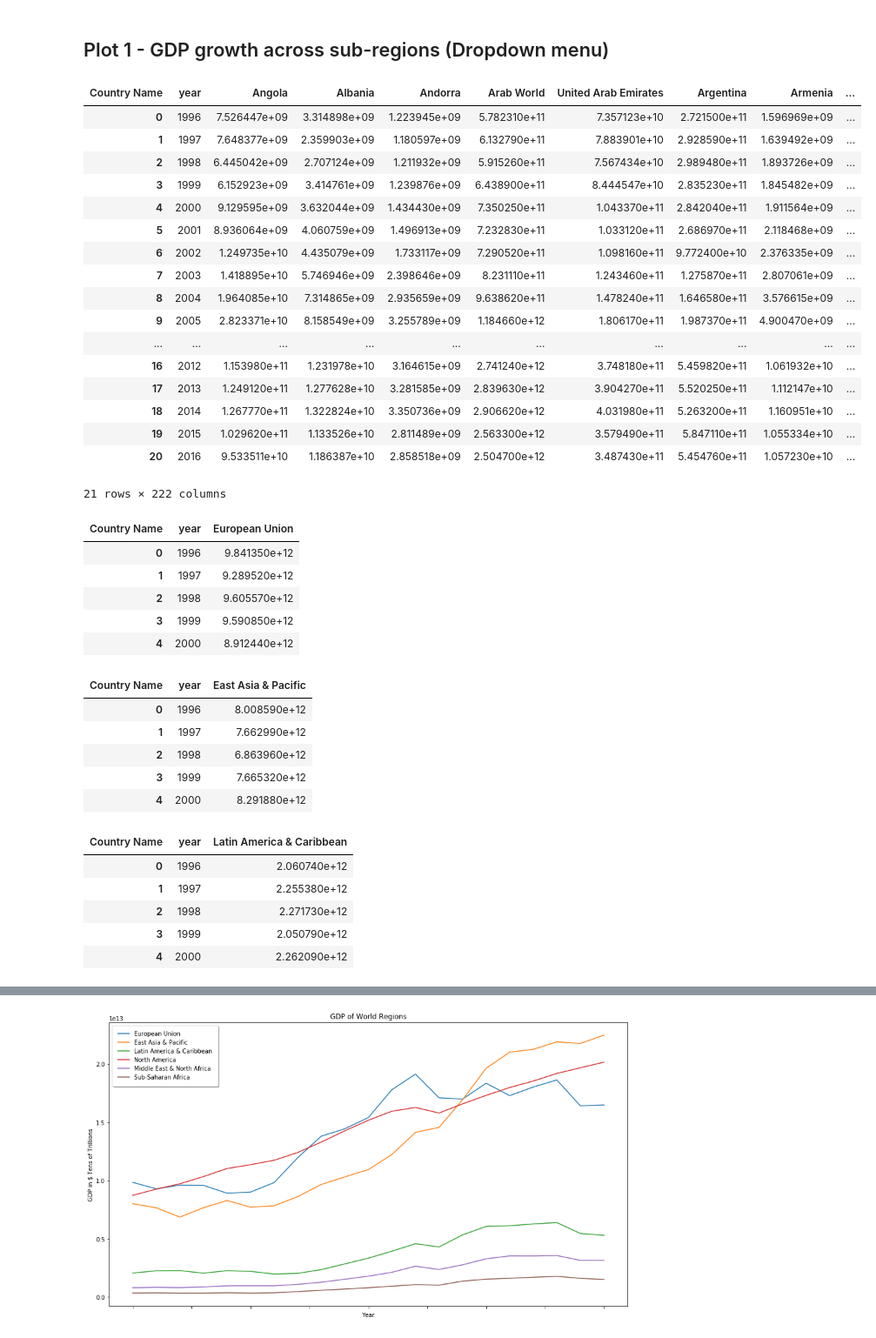
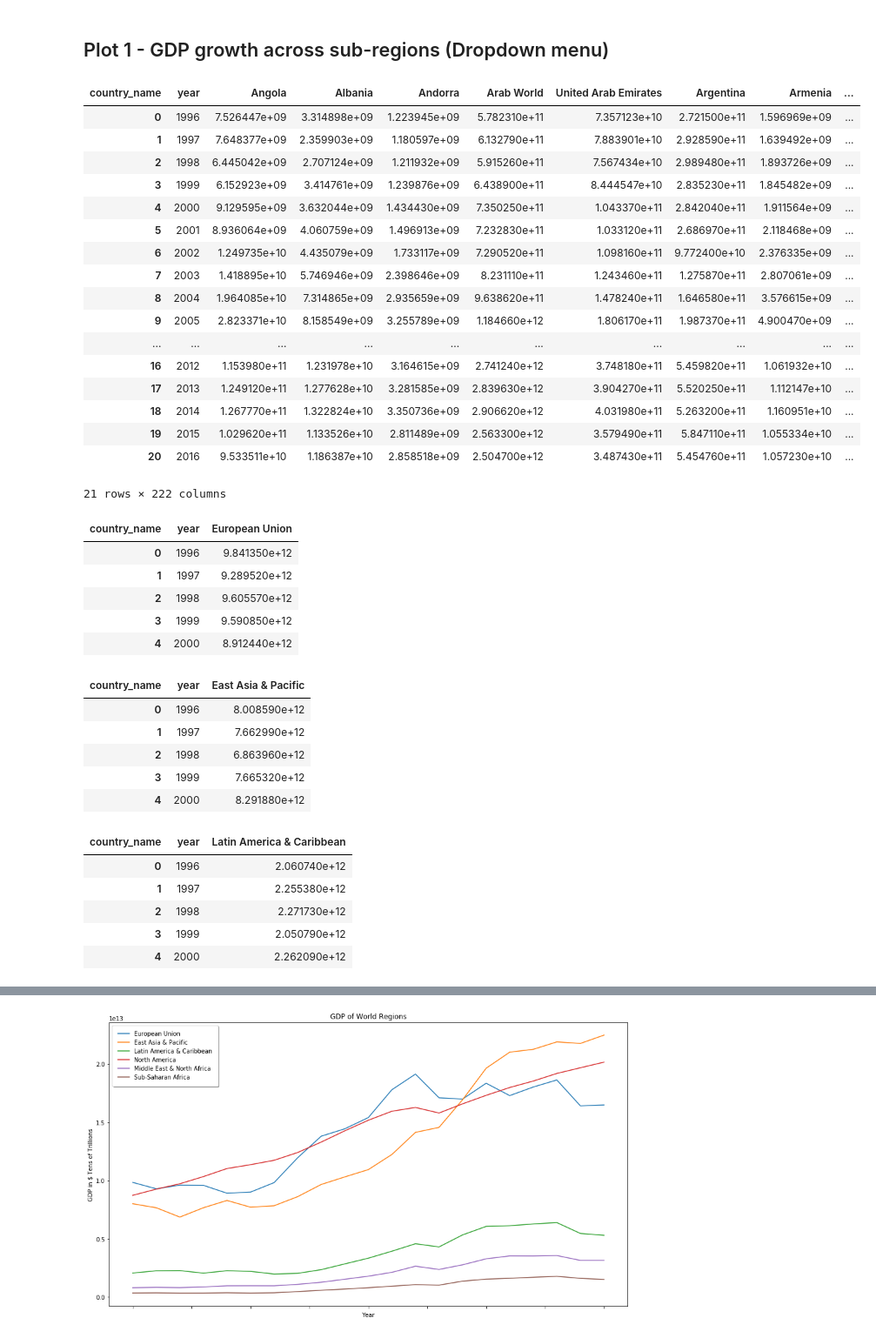
Before and after one commit to Lalcenat/Project_2, a Jupyter notebook: project2_final.ipynb, the cells around one changed output, grey strips where cells are left out. Shown at 87% size. Saved outputs shown, nothing was run; the diff lists cells and outputs as text; code cells hidden in the pictures.

```diff
--- a/project2_final.ipynb
+++ b/project2_final.ipynb
@@ -12,5 +19,7 @@ gdp_dirty = gdp_dirty.set_index("Country Name")
 # %%
 gdp_dirty = gdp_dirty.loc[:,'1996':'2016']
 gdp_df = gdp_dirty.dropna(how = 'any')
+gdp_df.index.names = ["country_name"]
+gdp_df = gdp_df.reset_index()
 gdp_df.head()
 # %% [output]
@@ -75,12 +150,13 @@ I will look at it later, it is a very simple code (we have it in the "project2"
 ## Plot 1 - GDP growth across sub-regions (Dropdown menu)
 # %%
 # Tranpose the DF
-transposed_gdp = gdp_df.T
+transposed_gdp = gdp_df.set_index("country_name")
+transposed_gdp = transposed_gdp.T
 transposed_gdp.reset_index(inplace = True)
 transposed_gdp.rename(columns = {"index":"year"}, inplace = True)
 transposed_gdp
 # %% [output]
-| Country Name | year | Angola | Albania | Andorra | Arab World | United Arab Emirates | Argentina | Armenia | ... |
+| country_name | year | Angola | Albania | Andorra | Arab World | United Arab Emirates | Argentina | Armenia | ... |
 | 0 | 1996 | 7.526447e+09 | 3.314898e+09 | 1.223945e+09 | 5.782310e+11 | 7.357123e+10 | 2.721500e+11 | 1.596969e+09 | ... |
 | 1 | 1997 | 7.648377e+09 | 2.359903e+09 | 1.180597e+09 | 6.132790e+11 | 7.883901e+10 | 2.928590e+11 | 1.639492e+09 | ... |
 | 2 | 1998 | 6.445042e+09 | 2.707124e+09 | 1.211932e+09 | 5.915260e+11 | 7.567434e+10 | 2.989480e+11 | 1.893726e+09 | ... |
@@ -103,7 +179,7 @@ transposed_gdp
 EU_gdp_df = transposed_gdp[['year','European Union']]
 EU_gdp_df.head()
 # %% [output]
-| Country Name | year | European Union |
+| country_name | year | European Union |
 | 0 | 1996 | 9.841350e+12 |
 | 1 | 1997 | 9.289520e+12 |
 | 2 | 1998 | 9.605570e+12 |
@@ -114,7 +190,7 @@ EU_gdp_df.head()
 AP_gdp_df = transposed_gdp[['year','East Asia & Pacific']]
 AP_gdp_df.head()
 # %% [output]
-| Country Name | year | East Asia & Pacific |
+| country_name | year | East Asia & Pacific |
 | 0 | 1996 | 8.008590e+12 |
 | 1 | 1997 | 7.662990e+12 |
 | 2 | 1998 | 6.863960e+12 |
@@ -125,7 +201,7 @@ AP_gdp_df.head()
 LA_gdp_df = transposed_gdp[['year','Latin America & Caribbean']]
 LA_gdp_df.head()
 # %% [output]
-| Country Name | year | Latin America & Caribbean |
+| country_name | year | Latin America & Caribbean |
 | 0 | 1996 | 2.060740e+12 |
 | 1 | 1997 | 2.255380e+12 |
 | 2 | 1998 | 2.271730e+12 |
```
Also changed, not shown: parts of 33 cells of this notebook, 6 other files.
